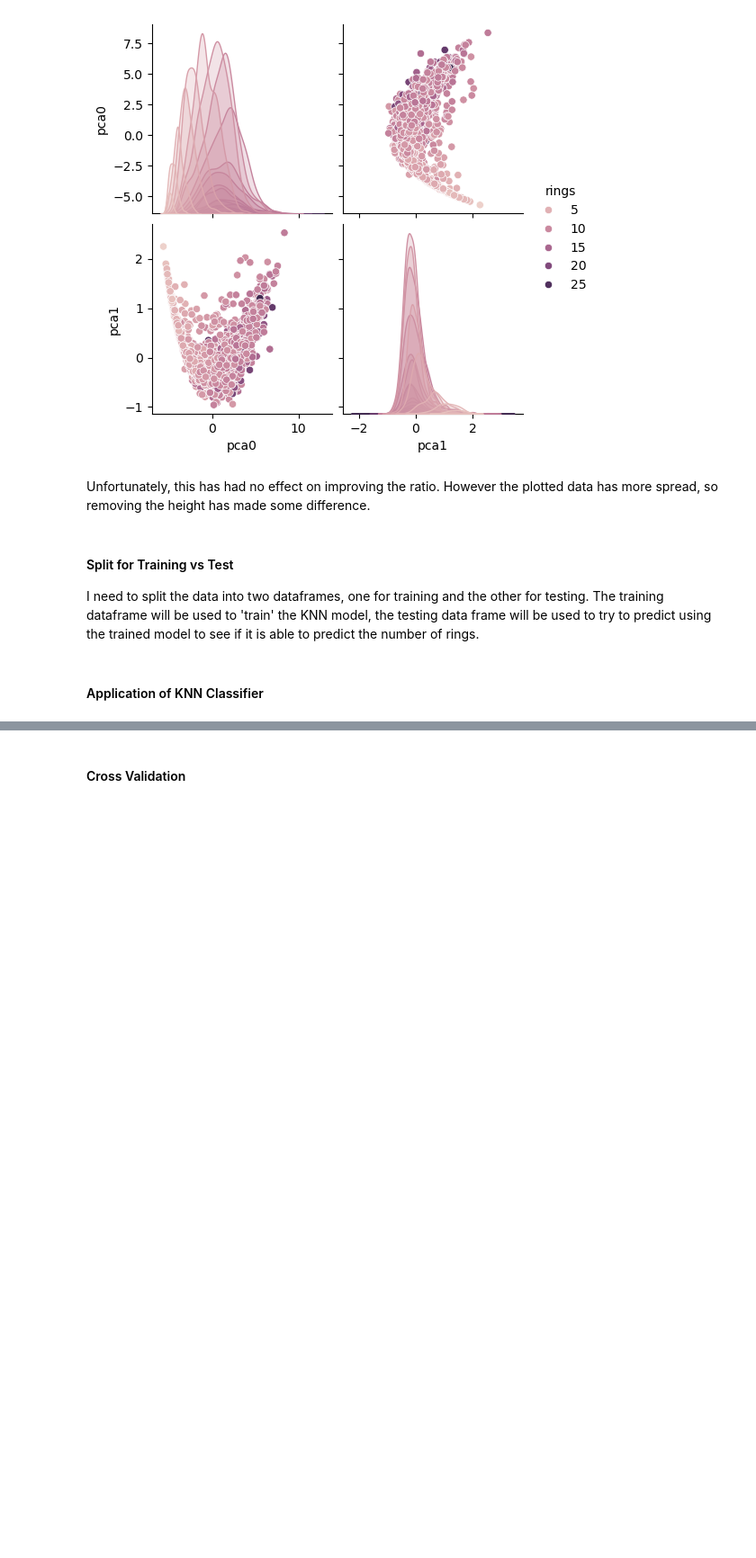
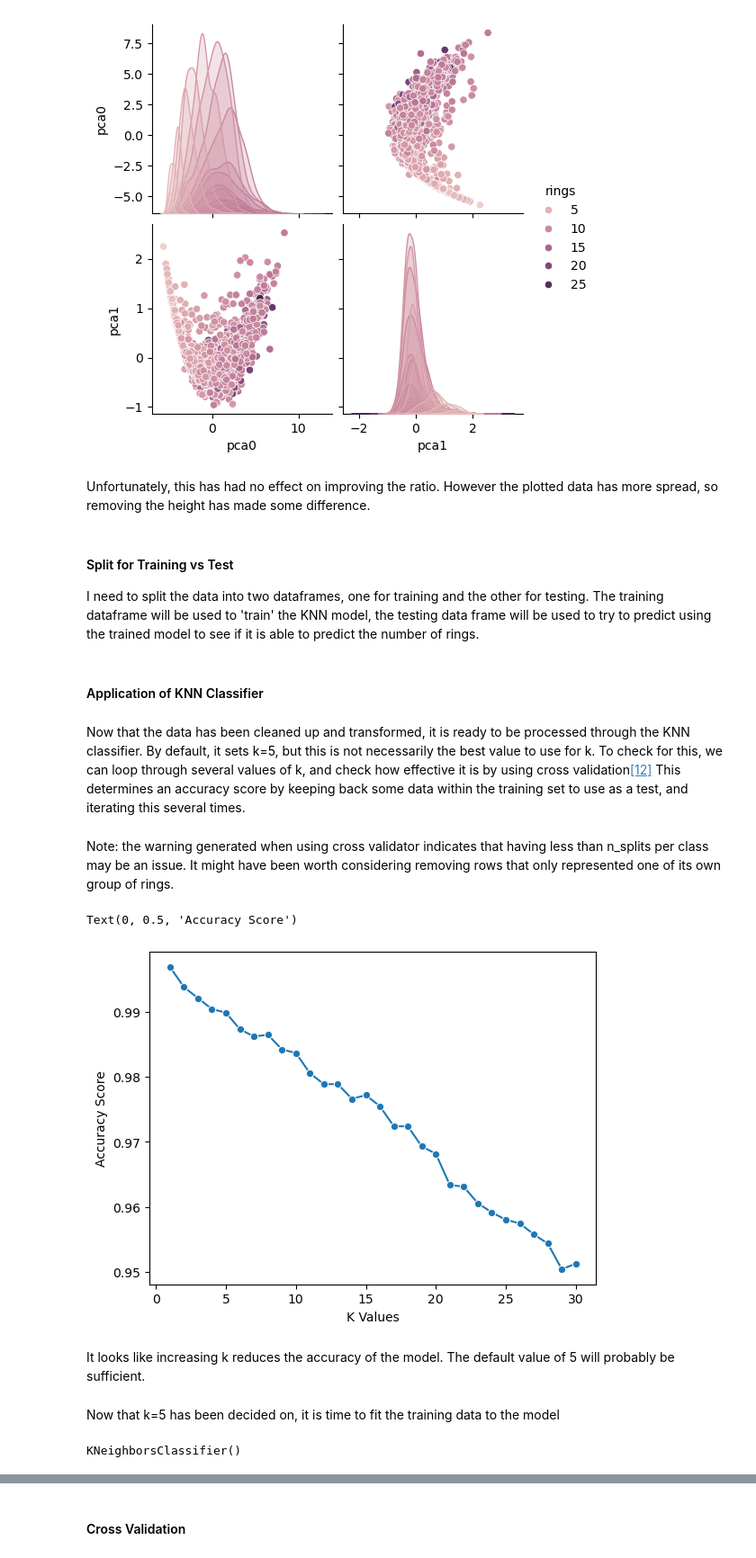
Before and after one commit to ByketPoe/efarrellMLAug2024, a Jupyter notebook: abalone.ipynb, the cells around one changed output, grey strips where cells are left out. Shown at 90% size. Saved outputs shown, nothing was run; the diff lists cells and outputs as text; code cells hidden in the pictures; blank space fills up the shorter version.

Commit message:
Added iterative check for value of k

```diff
--- a/abalone.ipynb
+++ b/abalone.ipynb
@@ -231,7 +232,7 @@ df
 For the purposes of training, I am only interested in the continuous numerical data. With this in mind, I am going to obtain the length, diameter, height, whole_weight, shucked_weight, viscera_weight and shell weight measurements from the overall dataframe and put them into their own dataframe.
 # %%
 X = df[['length', 'diameter', 'height', 'whole_weight', 'shucked_weight', 'viscera_weight', 'shell_weight']]
-y = df[['rings']]
+y = df['rings']
 # %%
 X_train, X_test, y_train, y_test
 # %% [output]
@@ -482,9 +483,34 @@ I need to split the data into two dataframes, one for training and the other for
 X_train, X_test, y_train, y_test = skl.model_selection.train_test_split(df_Xtrans_pca, y, test_size=0.15)
 # %% [markdown]
 #### Application of KNN Classifier
+# %% [markdown]
+Now that the data has been cleaned up and transformed, it is ready to be processed through the KNN classifier. By default, it sets k=5, but this is not necessarily the best value to use for k. To check for this, we can loop through several values of k, and check how effective it is by using cross validation[[12]](#12) This determines an accuracy score by keeping back some data within the training set to use as a test, and iterating this several times.
+# %%
+# generate several values for k and add them to a list
+k_values = [i for i in range (1,31)]
+scores = []
+
+# loop through k_values list to apply knn with different values of k
+# Cross validate each time and add the results to a list
+for k in k_values:
+    knn = clf.KNeighborsClassifier(n_neighbors=k)
+    score = cross_val_score(knn, X_train, y_train, cv=5)
+    scores.append(np.mean(score))
+# %% [markdown]
+Note: the warning generated when using cross validator indicates that having less than n_splits per class may be an issue. It might have been worth considering removing rows that only represented one of its own group of rings.
+# %%
+sns.lineplot(x = k_values, y = scores, marker = 'o')
+plt.xlabel("K Values")
+plt.ylabel("Accuracy Score")
+# %% [output]
+Text(0, 0.5, 'Accuracy Score')
+[figure, added]
+# %% [markdown]
+It looks like increasing k reduces the accuracy of the model. The default value of 5 will probably be sufficient.
+# %% [markdown]
+Now that k=5 has been decided on, it is time to fit the training data to the model
 # %%
 knn= clf.KNeighborsClassifier() #create instance of the knn model
-knn.fit(X_train, ytrain) # two parameters: input data and output data
-#.predict - test new data
-#.score - accuracy (cross validation vid)
-# determine best k to use iterate
+knn.fit(X_train, y_train) # two parameters: input data and output data
+# %% [output]
+KNeighborsClassifier()
```
Also changed, not shown: parts of 10 cells of this notebook.
